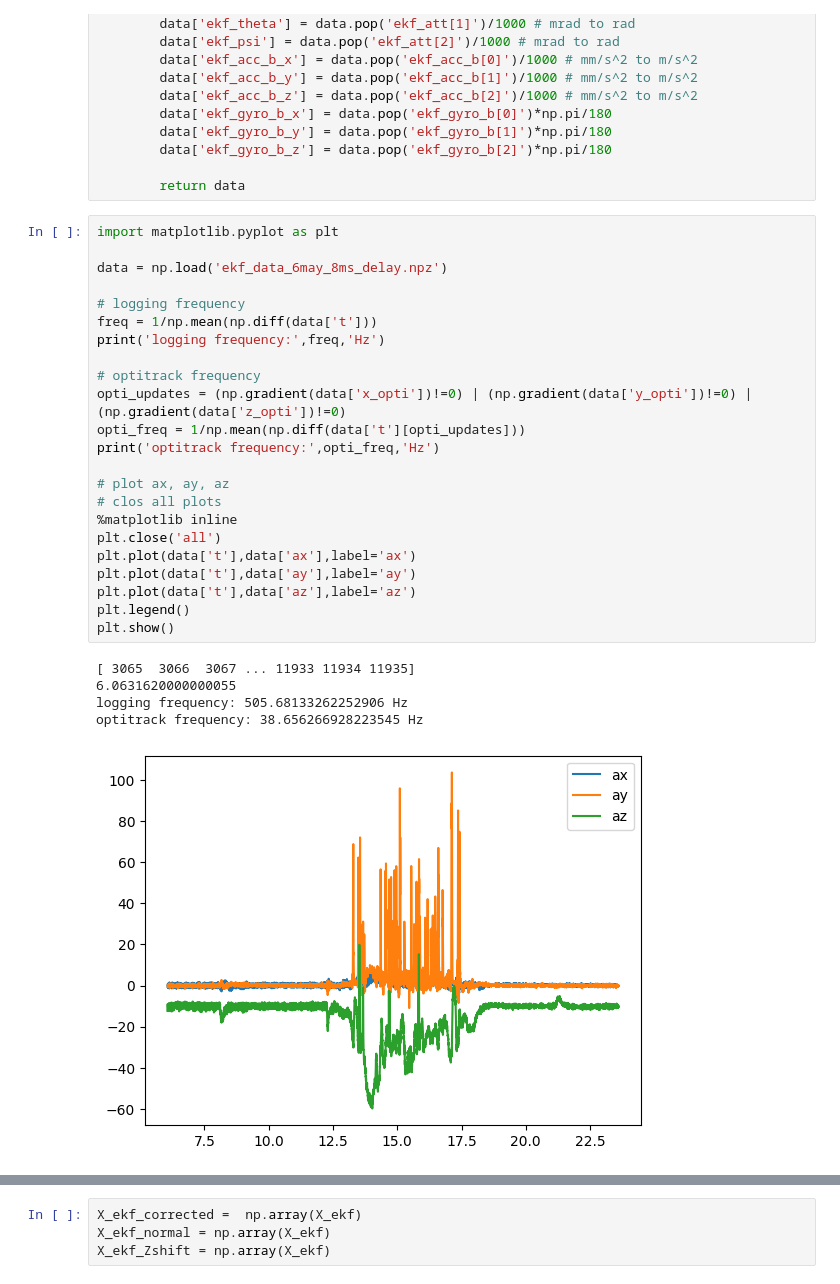
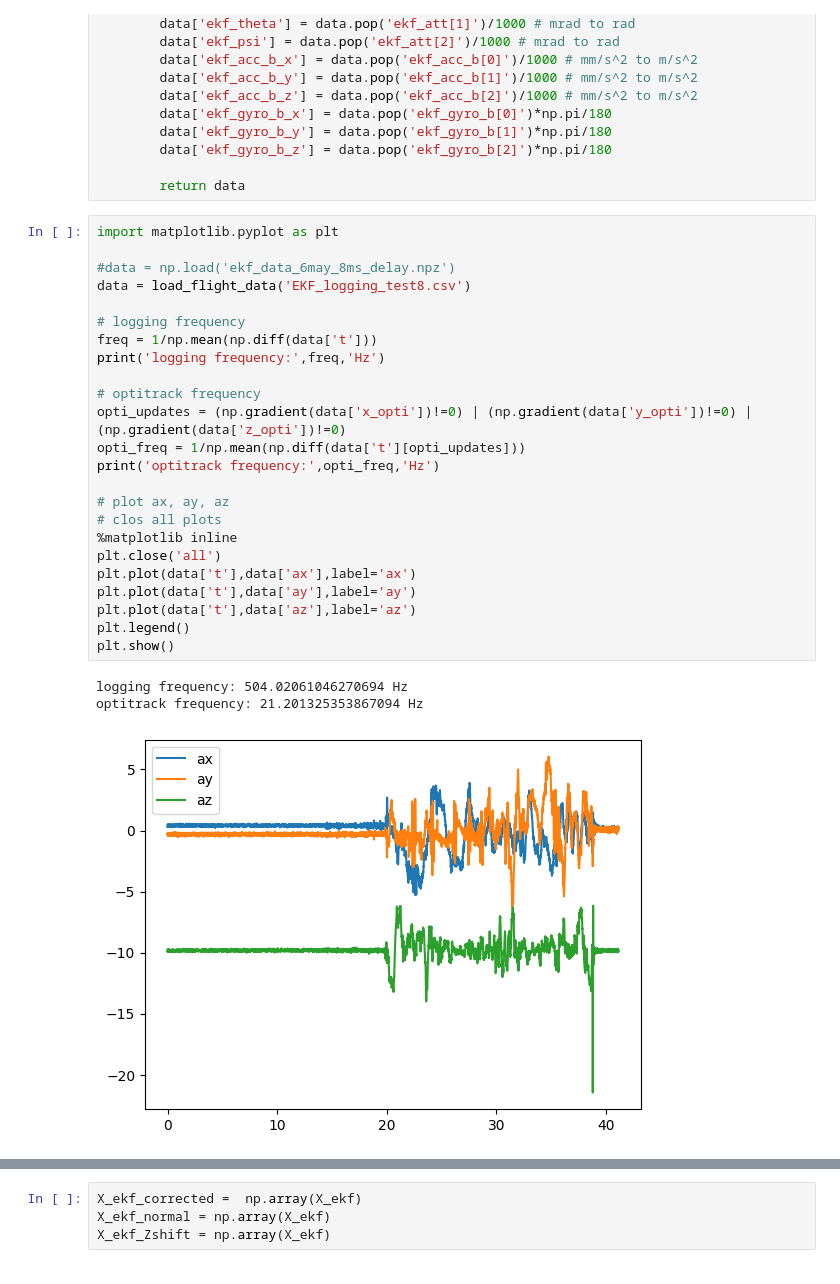
Before and after one commit to tudelft/ekf_c_code_generation, a Jupyter notebook: Generate Kalman Filter C Code.ipynb, the cells around one changed output, grey strips where cells are left out. Saved outputs shown, nothing was run; the diff lists cells and outputs as text.

```diff
--- a/Generate Kalman Filter C Code.ipynb
+++ b/Generate Kalman Filter C Code.ipynb
@@ -466,32 +137,31 @@ def load_flight_data(file_name):
 # %%
 import matplotlib.pyplot as plt
 
-data = np.load('ekf_data_6may_8ms_delay.npz')
+#data = np.load('ekf_data_6may_8ms_delay.npz')
+data = load_flight_data('EKF_logging_test8.csv')
 
 # logging frequency
 freq = 1/np.mean(np.diff(data['t']))
 print('logging frequency:',freq,'Hz')
 
 # optitrack frequency
 opti_updates = (np.gradient(data['x_opti'])!=0) | (np.gradient(data['y_opti'])!=0) | (np.gradient(data['z_opti'])!=0)
 opti_freq = 1/np.mean(np.diff(data['t'][opti_updates]))
 print('optitrack frequency:',opti_freq,'Hz')
 
 # plot ax, ay, az
 # clos all plots
 %matplotlib inline
 plt.close('all')
 plt.plot(data['t'],data['ax'],label='ax')
 plt.plot(data['t'],data['ay'],label='ay')
 plt.plot(data['t'],data['az'],label='az')
 plt.legend()
 plt.show()
 # %% [output]
-[ 3065  3066  3067 ... 11933 11934 11935]
-6.0631620000000055
-logging frequency: 505.68133262252906 Hz
-optitrack frequency: 38.656266928223545 Hz
+logging frequency: 504.02061046270694 Hz
+optitrack frequency: 21.201325353867094 Hz
-[figure, old version]
+[figure, new version]
 # %%
 # EKF INPUT: U = [ax, ay, az, p, q, r] (IMU)
 U_data = np.array([
```
Also changed, not shown: parts of 13 cells of this notebook, 6 other files.
